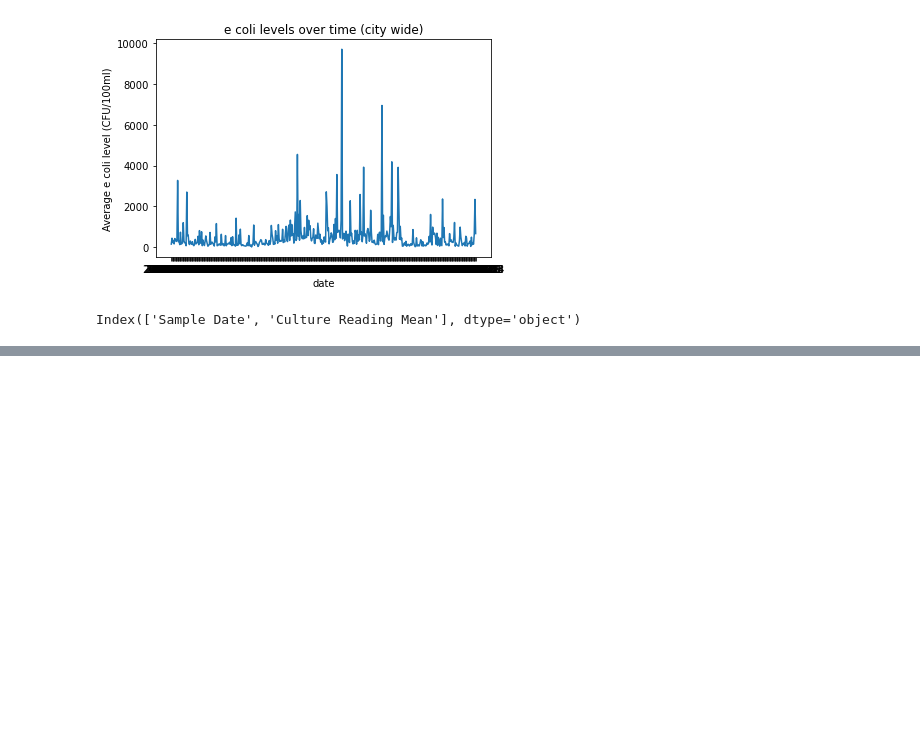
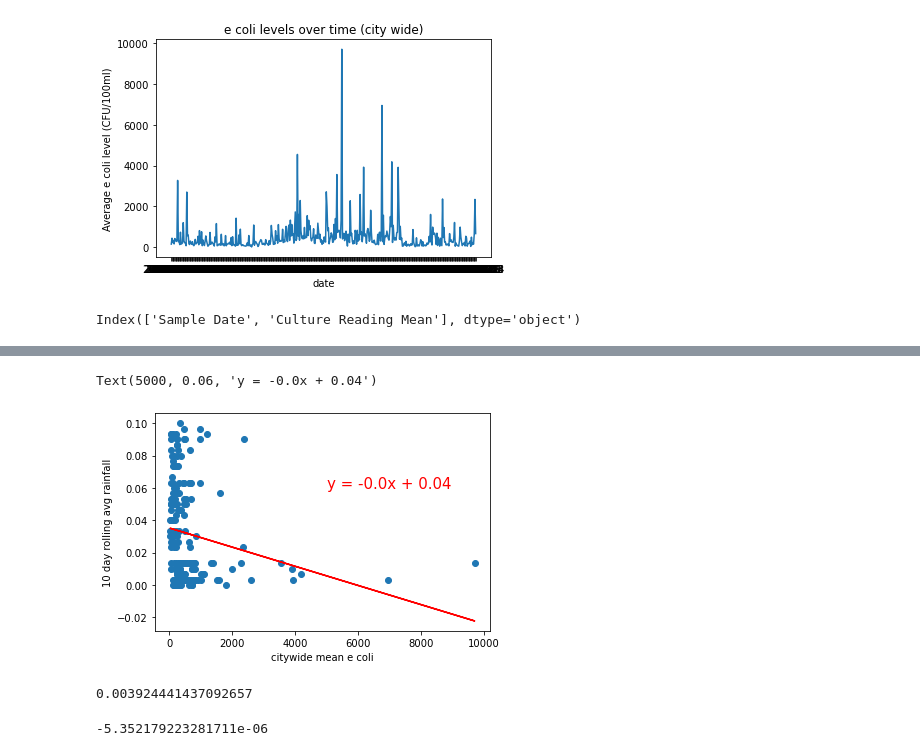
Before and after one commit to ander1908/Bootcamp_Project1, a Jupyter notebook: Leah_worst_month.ipynb, the cells around one changed output, grey strips where cells are left out. Cells and saved outputs as stored; diff of their text form; code cells hidden in the pictures; blank space fills up the shorter version.

Commit message:
worst month chart and working on rainfall correlation

```diff
--- a/Leah_worst_month.ipynb
+++ b/Leah_worst_month.ipynb
@@ -156,0 +184,3 @@ daily_culture_means.to_csv('culture_daily_citywide_means.csv')
+# %%
+comparison = daily_dna_means.merge(Milwaukee, how="left", on="Date")
+comparison.head()
@@ -156,0 +194,10 @@ daily_culture_means.to_csv('culture_daily_citywide_means.csv')
+# %%
+for index, row in comparison.iterrows():
+
+    date = row["Date"]
+
+    formatted = datetime.datetime.strptime(date, "%Y-%m-%d")
+
+    comparison.loc[index, "year"] = formatted.year
+# %%
+comparison = comparison.loc[comparison["year"]>=2018,:]
@@ -156,0 +213,24 @@ daily_culture_means.to_csv('culture_daily_citywide_means.csv')
+# %%
+mke_x = comparison["Citywide Mean E Coli Level"]
+mke_y = comparison["Rolling avg"]
+# %%
+plt.scatter(mke_x, mke_y)
+plt.ylabel("10 day rolling avg rainfall")
+plt.xlabel("citywide mean e coli")
+
+(slope, intercept, rvalue, pvalue, stderr) = linregress(mke_x, mke_y)
+regress_values = mke_x * slope + intercept
+line_eq = "y = " + str(round(slope,3)) + "x + " + str(round(intercept,2))
+plt.plot(mke_x,regress_values,"r-")
+plt.annotate(line_eq,(5000,.06),fontsize=15,color="red")
+# %% [output]
+Text(5000, 0.06, 'y = -0.0x + 0.04')
+[figure, added]
+# %%
+pvalue
+# %% [output]
+0.003924441437092657
+# %%
+slope
+# %% [output]
+-5.352179223281711e-06
```
Also changed, not shown: parts of 14 cells of this notebook, 1 other file.
